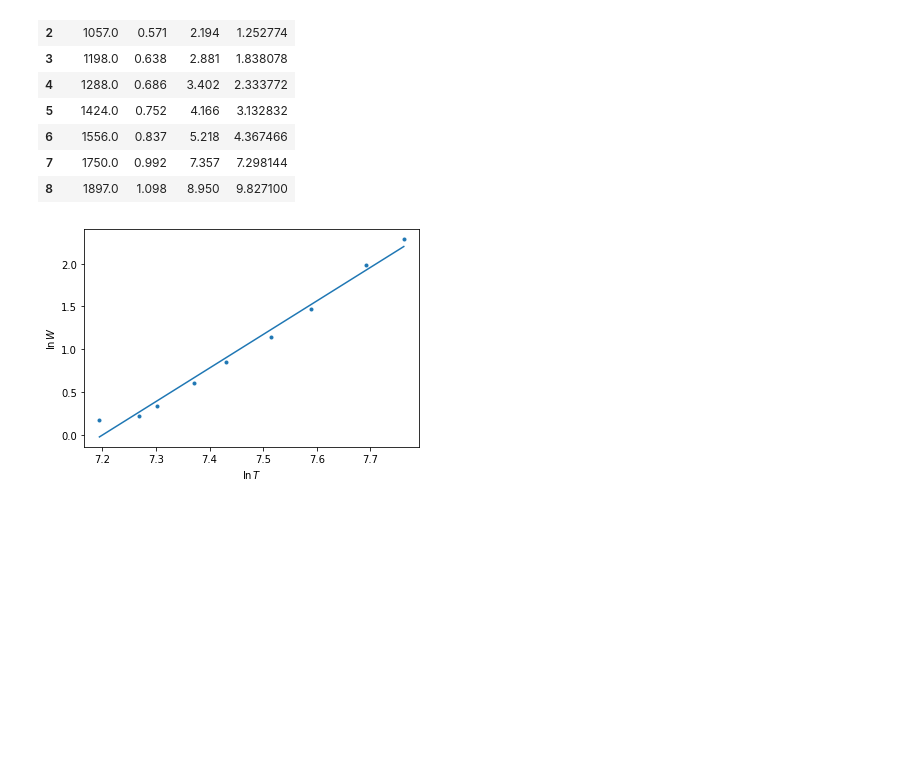
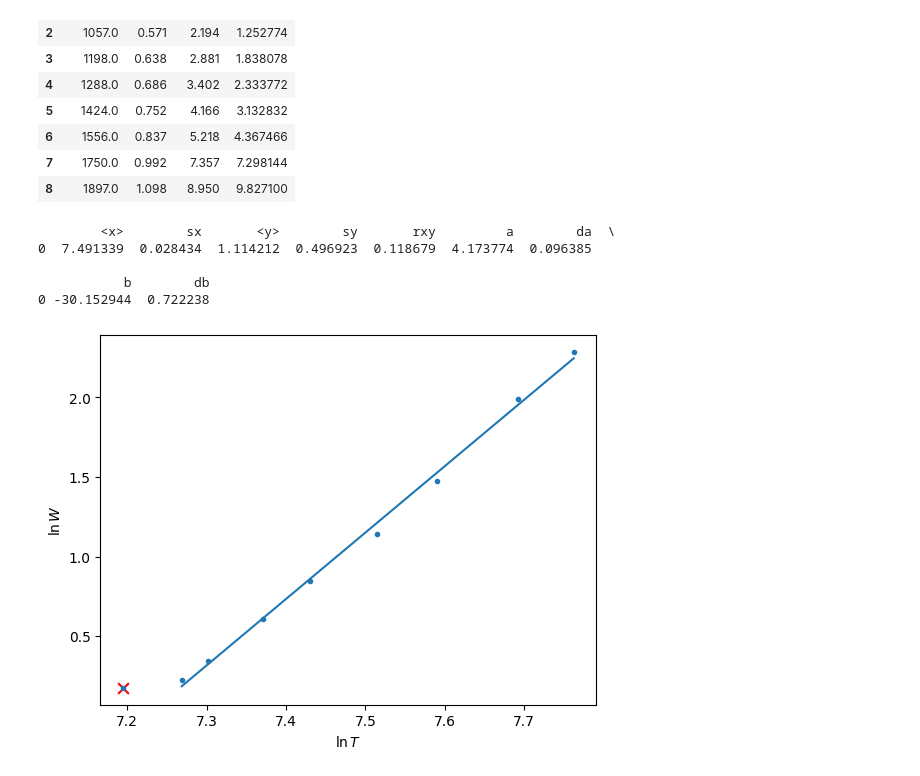
Before and after one commit to futherus/mipt_lab, a Jupyter notebook: 5.8.1/Dedkov_Maslov/581.ipynb, the cells around one changed output. Saved outputs shown, nothing was run; the diff lists cells and outputs as text; code cells hidden in the pictures; blank space fills up the shorter version.

```diff
--- a/5.8.1/Dedkov_Maslov/581.ipynb
+++ b/5.8.1/Dedkov_Maslov/581.ipynb
@@ -174,16 +185,22 @@ tab.rename().data
 | 7 | 1750.0 | 0.992 | 7.357 | 7.298144 |
 | 8 | 1897.0 | 1.098 | 8.950 | 9.827100 |
 # %%
-x, y, equ = mipt.plot(np.log(T), np.log(W), exclude=[], yerr = 0)
+x, y, equ = mipt.plot(np.log(T), np.log(W), exclude=[0], yerr = 0)
 
 mnk = mipt.mnk(x, y)
+print(mnk.data)
 mnk.to_latex('gen/tab-mnk.tex')
 
-plt.ylabel(r"$\lnW$")
-plt.xlabel(r"$\lnT$")
+plt.ylabel(r"$\ln W$")
+plt.xlabel(r"$\ln T$")
 plt.savefig('gen/fig-linwt.pdf')
 # %% [output]
+        <x>        sx       <y>        sy       rxy         a        da  \
+0  7.491339  0.028434  1.114212  0.496923  0.118679  4.173774  0.096385
+
+           b        db
+0 -30.152944  0.722238
-[figure, old version]
+[figure, new version]
 # %%
 data_eps = mipt.read_excel('data/5.8.1-raw.xlsx', usecols=(5,6), header=(0)).dropna()
 
```
Also changed, not shown: parts of 12 cells of this notebook, 1 other file.
